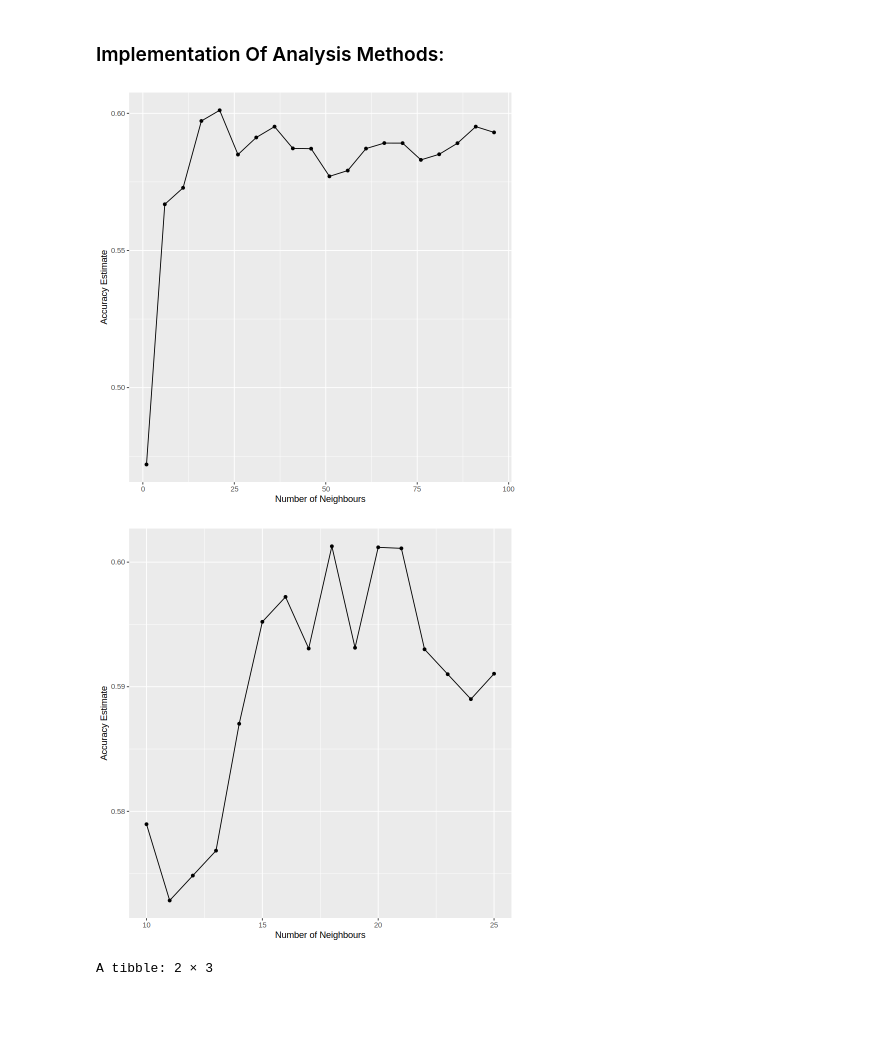
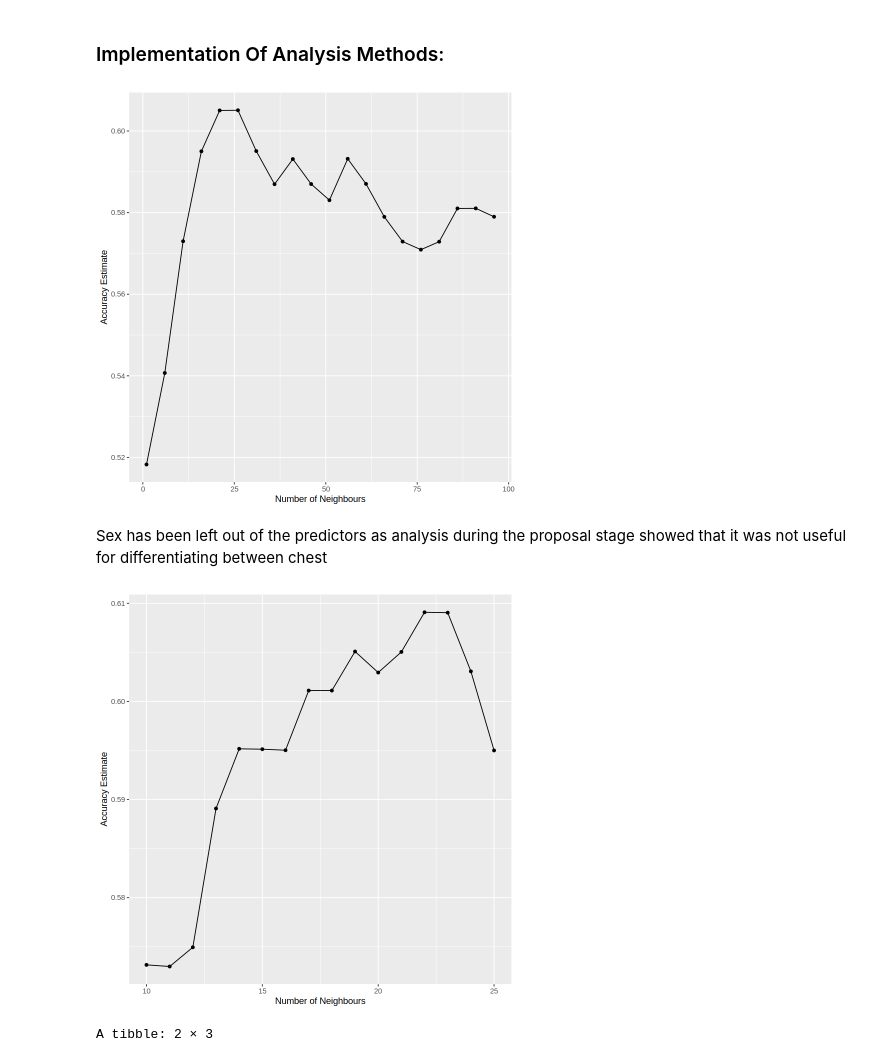
Before and after one commit to blu-01/DSCI-100-003-Group-21, a Jupyter notebook: proposal rough work/FinalProposal.ipynb, the cells around one changed output. Saved outputs shown, nothing was run; the diff lists cells and outputs as text; code cells hidden in the pictures; blank space fills up the shorter version.

Commit message:
Tweaked predictors and added some description to analysis section

```diff
--- a/proposal rough work/FinalProposal.ipynb
+++ b/proposal rough work/FinalProposal.ipynb
@@ -298,33 +300,36 @@ data_test <- testing(data_split)
 # %%
 set.seed(100)
 
 knn_tune <- nearest_neighbor(weight_func = "rectangular", neighbors = tune()) |>
     set_engine("kknn") |>
     set_mode("classification")
 
-heart_recipe <- recipe(chest_pain_type ~ ., data = data_train) |>
+heart_recipe <- recipe(chest_pain_type ~ age + rest_bp + serum_cholesterol + fasting_bs + rest_ecg_results + max_heartrate + exercise_angina + st_depression + diagnosis,
+                       data = data_train) |>
     step_scale(age, serum_cholesterol, rest_bp, max_heartrate, st_depression) |>
     step_center(age, serum_cholesterol, rest_bp, max_heartrate, st_depression)
 
 heart_refold <- vfold_cv(data_train, v = 5, strata = chest_pain_type)
 
 k_vals_wide <- tibble(neighbors = seq(from = 1, to = 100, by = 5))
 
 resample_results_wide <- workflow() |>
     add_recipe(heart_recipe) |>
     add_model(knn_tune) |>
     tune_grid(resamples = heart_refold, grid = k_vals_wide) |>
     collect_metrics()
 
 cross_val_plot_wide <- resample_results_wide |>
     filter(.metric == "accuracy") |>
     ggplot(aes(x = neighbors, y = mean)) +
     geom_point() +
     geom_line() +
     labs(x = "Number of Neighbours", y = "Accuracy Estimate")
 cross_val_plot_wide
 # %% [output]
-[figure, old version]
+[figure, new version]
+# %% [markdown]
+Sex has been left out of the predictors as analysis during the proposal stage showed that it was not useful for differentiating between  chest
 # %%
 set.seed(100)
 
@@ -349,7 +354,7 @@ cross_val_plot <- resample_results |>
     labs(x = "Number of Neighbours", y = "Accuracy Estimate")
 cross_val_plot
 # %% [output]
-[figure, old version]
+[figure, new version]
 # %%
 knn_spec <- nearest_neighbor(weight_func = "rectangular", neighbors = optimal_neighbors) |>
     set_engine("kknn") |>
```
Also changed, not shown: parts of 1 cell of this notebook.
